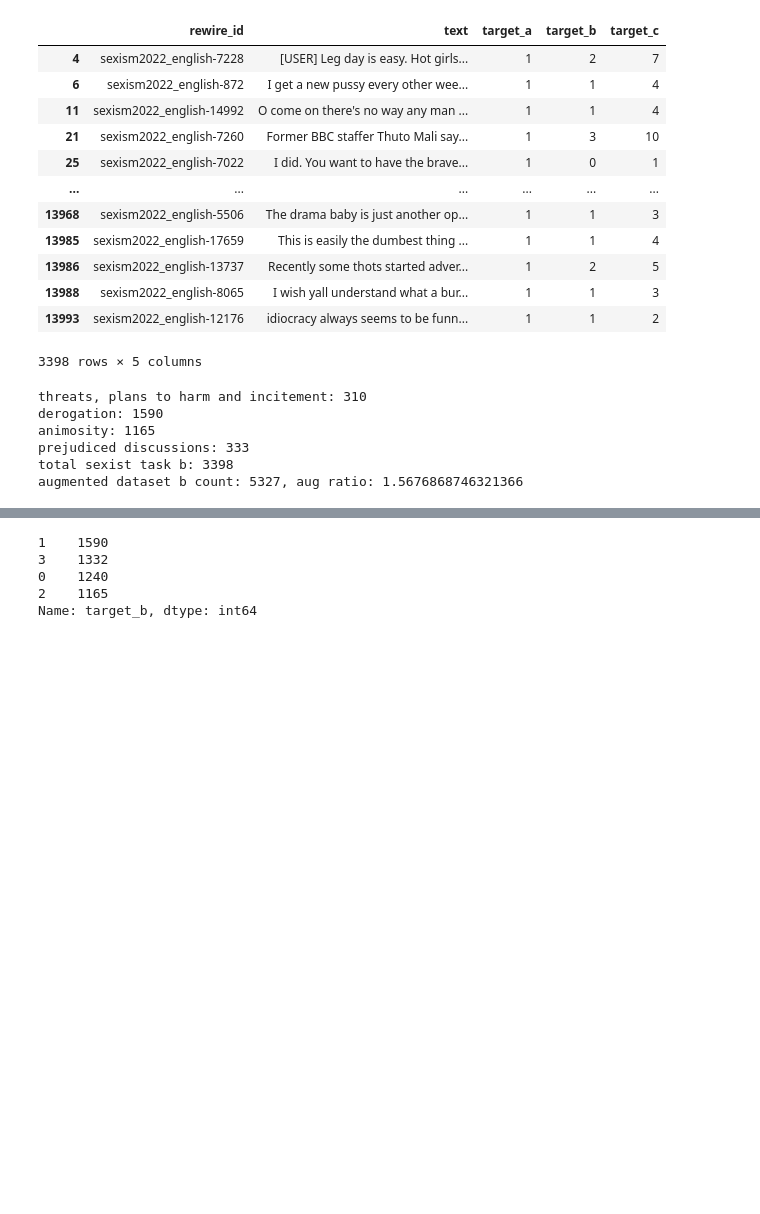
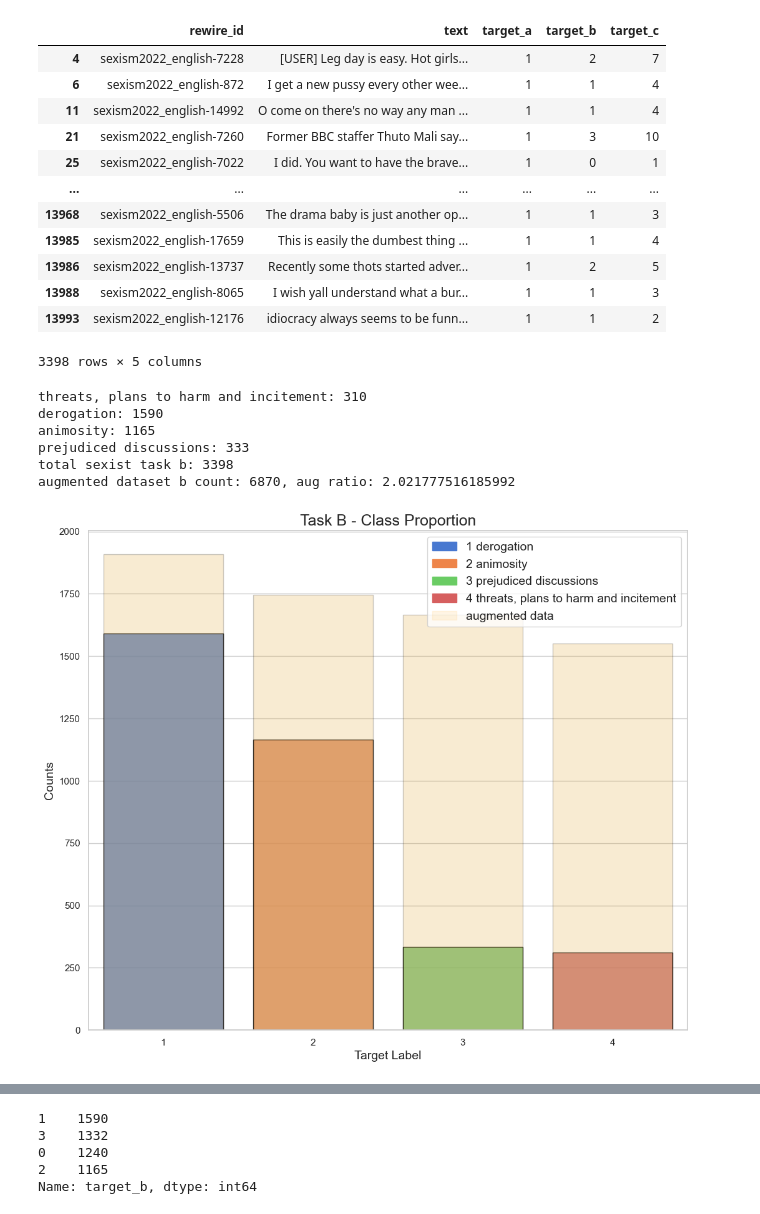
Before and after one commit to AxelBogos/SemEval-Edos, a Jupyter notebook: notebooks/5_ab_final-report-plots-data-aug.ipynb, the cells around one changed output, grey strips where cells are left out. Drawn from its saved outputs; the diff is of its cells as text; code cells hidden in the pictures; blank space fills up the shorter version.

```diff
--- a/notebooks/5_ab_final-report-plots-data-aug.ipynb
+++ b/notebooks/5_ab_final-report-plots-data-aug.ipynb
@@ -110,33 +110,80 @@ print(f"derogation: {len(b2)}")
 b3 = train_task_b.loc[train_task_b['target_b'] == 2]
 b3_aug_syn = train_aug_synonym.loc[train_aug_synonym['target_b'] == 2]
 b3_aug_insertion = train_aug_insertion.loc[train_aug_insertion['target_b'] == 2]
 print(f"animosity: {len(b3)}")
 
 b4 = train_task_b.loc[train_task_b['target_b'] == 3]
 b4_aug_syn = train_aug_synonym.loc[train_aug_synonym['target_b'] == 3]
 b4_aug_insertion = train_aug_insertion.loc[train_aug_insertion['target_b'] == 3]
 b4_aug_swap = train_rand_swap.loc[train_rand_swap['target_b'] == 3]
 print(f"prejudiced discussions: {len(b4)}")
 
 print(f"total sexist task b: {len(pd.concat([b1, b2, b3, b4]))}")
 
 aug_task_b = pd.concat([train_task_b,
+                        b1_aug_insertion, # backtranslate
+                        b2_aug_insertion.sample(int(len(b2)*0)), # backtranslate
+                        b3_aug_insertion.sample(int(len(b3)*0.25)), # backtranslate
+                        b4_aug_insertion, # backtranslate
                         b1_aug_insertion, b1_aug_syn,
                         b1_aug_swap.sample(int(len(b1)*1)),
-                        b2_aug_insertion.sample(int(len(b2)*0)),
+                        b2_aug_insertion.sample(int(len(b2)*0.2)),
                         b2_aug_syn.sample(int(len(b2)*0)),
-                        b3_aug_insertion.sample(int(len(b3)*0)),
+                        b3_aug_insertion.sample(int(len(b3)*0.25)),
                         b3_aug_syn.sample(int(len(b3)*0)),
                         b4_aug_syn, b4_aug_insertion,
                         b4_aug_swap.sample(int(len(b4)*1))])
 
 print(f"augmented dataset b count: {len(aug_task_b)}, aug ratio: {len(aug_task_b)/len(train_task_b)}")
 
 # aug_task_b.to_csv(Path(AUGMENTED_DATA_DIR, f"augmented_task_b.csv"), index=False)
+
+
+plt.figure(figsize=(12, 10))
+sns.set_theme(style="whitegrid")
+
+plt.ylabel("Counts", size=14)
+plt.xlabel("Target Label", size=14)
+plt.title("Task B - Class Proportion", size=18)
+
+# Count the number of occurrences of each class label
+counts = train_task_b['target_b'].value_counts()
+counts1 = aug_task_b['target_b'].value_counts()
+
+# Sort the counts in descending order
+counts = counts.sort_values(ascending=False)
+counts1 = counts1.reindex([1,2,3,0])
+
+
+# Create a bar plot using Seaborn
+palette = sns.color_palette("muted")
+sns.barplot(x=counts.index, y=counts.values, order=counts.index, palette=palette,
+            edgecolor="black", alpha=0.8)
+
+sns.barplot(x=counts1.index, y=counts1.values, order=counts1.index, color='orange',
+            edgecolor="black", alpha=0.2)
+
+labels = ['1 derogation', '2 animosity', '3 prejudiced discussions', '4 threats, plans to harm and incitement']
+labels_axis = ['1', '2', '3', '4']
+plt.xticks([0, 1, 2, 3], labels_axis)
+
+# Create proxy artists for the legend
+proxy_artists = []
+for i, (label, color) in enumerate(zip(labels, palette)):
+    proxy_artists.append(mpatches.Patch(color=color, label=label, edgecolor='black', alpha=1))
+    if i == 3:
+        # Add a separate bar for augmented data
+        proxy_artists.append(mpatches.Patch(color='orange', label="augmented data", edgecolor='black', alpha=0.1))
+
+# Create the legend
+plt.legend(handles=proxy_artists, loc='upper right', fontsize=14, bbox_to_anchor=(1.0, 1.0))
+plt.subplots_adjust(left=0.1, right=0.9, bottom=0.1, top=0.9)
+# plt.savefig('TaskB-ClassProportion_aug.png', dpi=500)
 # %% [output]
 threats, plans to harm and incitement: 310
 derogation: 1590
 animosity: 1165
 prejudiced discussions: 333
 total sexist task b: 3398
-augmented dataset b count: 5327, aug ratio: 1.5676868746321366
+augmented dataset b count: 6870, aug ratio: 2.021777516185992
+[figure, added]
```
Also changed, not shown: parts of 1 cell of this notebook, 1 other file.
